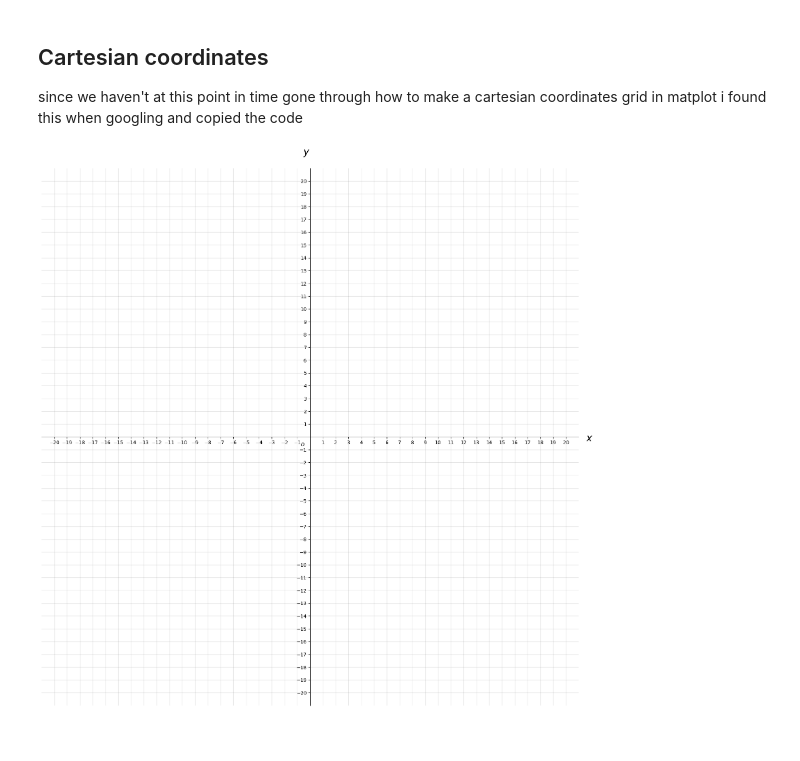
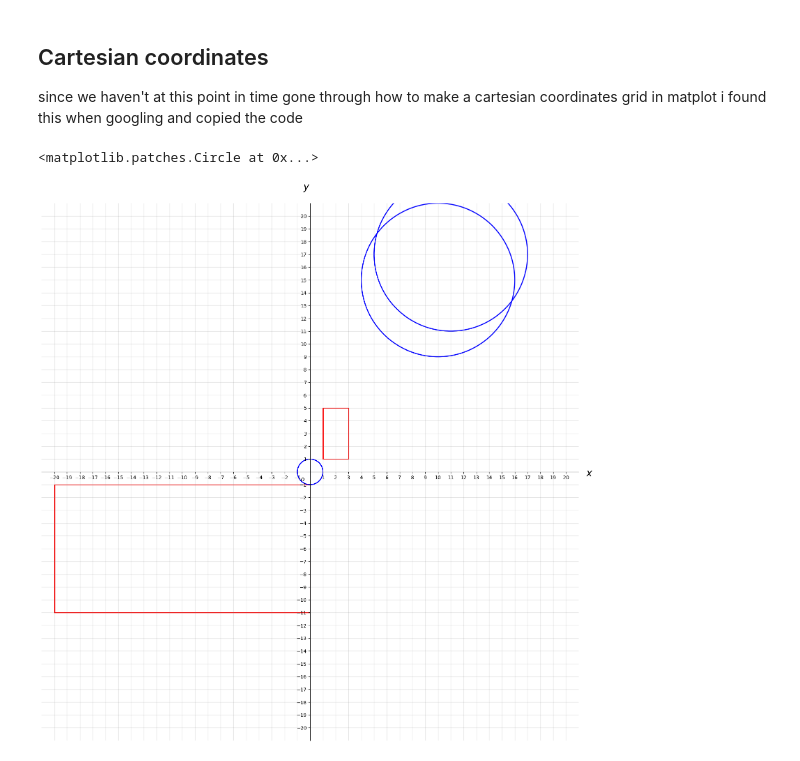
Before and after one commit to FellanNokes/lab_2_Felix_Kjellberg, a Jupyter notebook: manual_test.ipynb, the cells around one changed output. Cells and saved outputs as stored; diff of their text form; code cells hidden in the pictures.

Commit message:
added a plotter that can plot circle and rectangle to graph

```diff
--- a/manual_test.ipynb
+++ b/manual_test.ipynb
@@ -85,34 +102,47 @@ since we haven't at this point in time gone through how to make a cartesian coor
 # %%
 import numpy as np
 import matplotlib.pyplot as plt
+import shape2dplotter as s2dplt
 
 xmin, xmax, ymin, ymax = -20, 20, -20, 20
 
 fig, ax = plt.subplots(figsize=(20, 20))
 fig.patch.set_facecolor('#ffffff')
 
 ax.set(xlim=(xmin-1, xmax+1), ylim=(ymin-1, ymax+1), aspect='equal')
 
 ax.spines['bottom'].set_position('zero')
 ax.spines['left'].set_position('zero')
 
 ax.spines['top'].set_visible(False)
 ax.spines['right'].set_visible(False)
 
 ax.set_xlabel('$x$', size=20, labelpad=-24, x=1.02)
 ax.set_ylabel('$y$', size=20, labelpad=-21, y=1.02, rotation=0)
 
 plt.text(0.49, 0.49, r"$O$", ha='right', va='top',
     transform=ax.transAxes,
          horizontalalignment='center', fontsize=10)
 
 x_ticks = np.arange(xmin, xmax+1)
 y_ticks = np.arange(ymin, ymax+1)
 ax.set_xticks(x_ticks[x_ticks != 0])
 ax.set_yticks(y_ticks[y_ticks != 0])
 ax.set_xticks(np.arange(xmin, xmax+1), minor=True)
 ax.set_yticks(np.arange(ymin, ymax+1), minor=True)
 
 ax.grid(which='both', color='grey', linewidth=1, linestyle='-', alpha=0.2)
+
+circle1 = Circle(0,0,1)
+circle2 = Circle(10,15,6)
+rectangle1 = Rectangle(2,3,4,2)
+rectangle2 = Rectangle(-10,-6, 10,20)
+
+
+ax.add_patch(s2dplt.plot_rectangle(rectangle1))
+ax.add_patch(s2dplt.plot_rectangle(rectangle2))
+ax.add_patch(s2dplt.plot_circle(circle1))
+ax.add_patch(s2dplt.plot_circle(circle2))
 # %% [output]
+<matplotlib.patches.Circle at 0x...>
-[figure, old version]
+[figure, new version]
```
Also changed, not shown: parts of 1 cell of this notebook, 2 other files.
